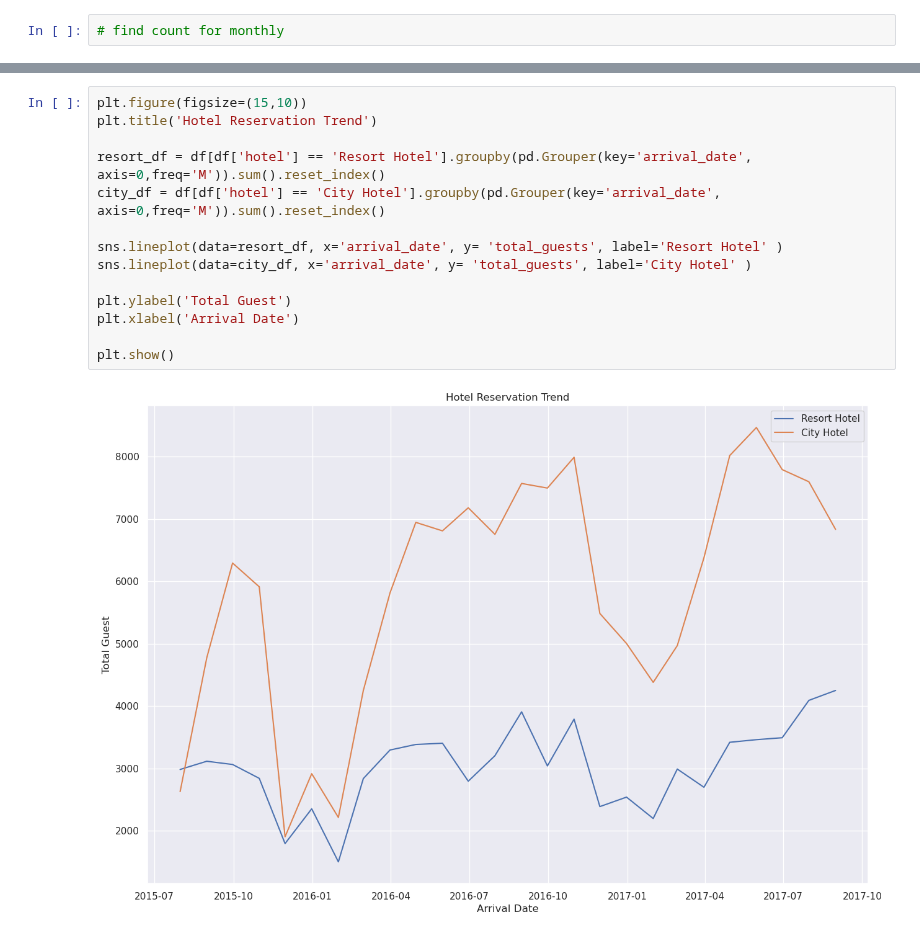
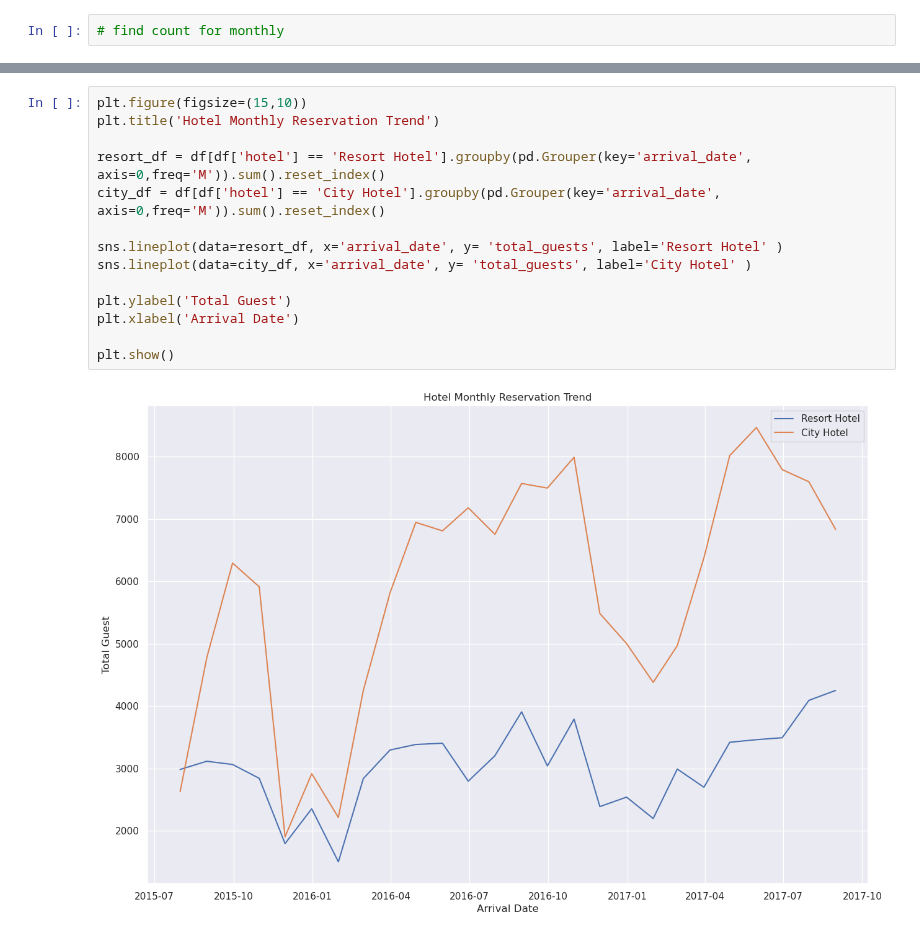
Before and after one commit to andazi/goal-data-science, a Jupyter notebook: Master Data Analysis with Python/Hotel booking EDA.ipynb, the cells around one changed output, grey strips where cells are left out. Drawn from its saved outputs; the diff is of its cells as text.

```diff
--- a/Master Data Analysis with Python/Hotel booking EDA.ipynb
+++ b/Master Data Analysis with Python/Hotel booking EDA.ipynb
@@ -629,16 +635,16 @@ Name: count, Length: 1586, dtype: int64
 # %%
 plt.figure(figsize=(15,10))
-plt.title('Hotel Reservation Trend')
+plt.title('Hotel Monthly Reservation Trend')
 
 resort_df = df[df['hotel'] == 'Resort Hotel'].groupby(pd.Grouper(key='arrival_date', axis=0,freq='M')).sum().reset_index()
 city_df = df[df['hotel'] == 'City Hotel'].groupby(pd.Grouper(key='arrival_date', axis=0,freq='M')).sum().reset_index()
 
 sns.lineplot(data=resort_df, x='arrival_date', y= 'total_guests', label='Resort Hotel' )
 sns.lineplot(data=city_df, x='arrival_date', y= 'total_guests', label='City Hotel' )
 
 plt.ylabel('Total Guest')
 plt.xlabel('Arrival Date')
 
 plt.show()
 # %% [output]
-[figure, old version]
+[figure, new version]
```
Also changed, not shown: parts of 10 cells of this notebook.
